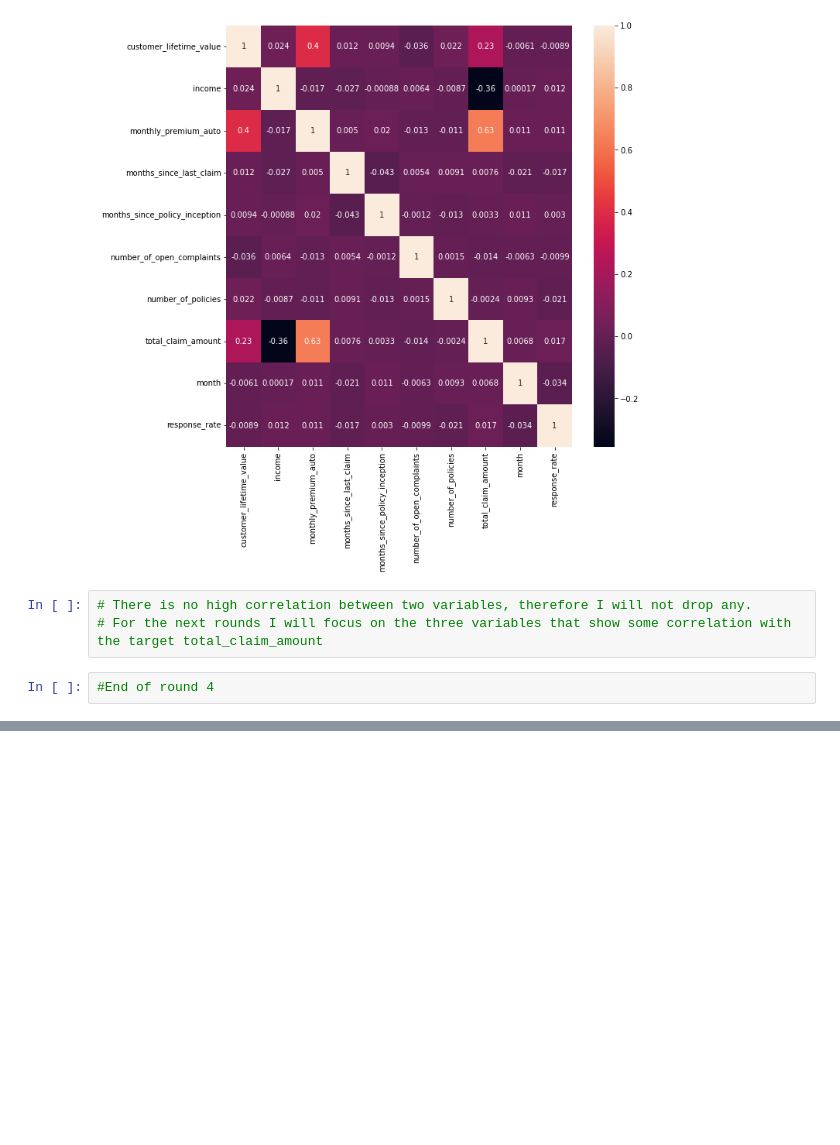
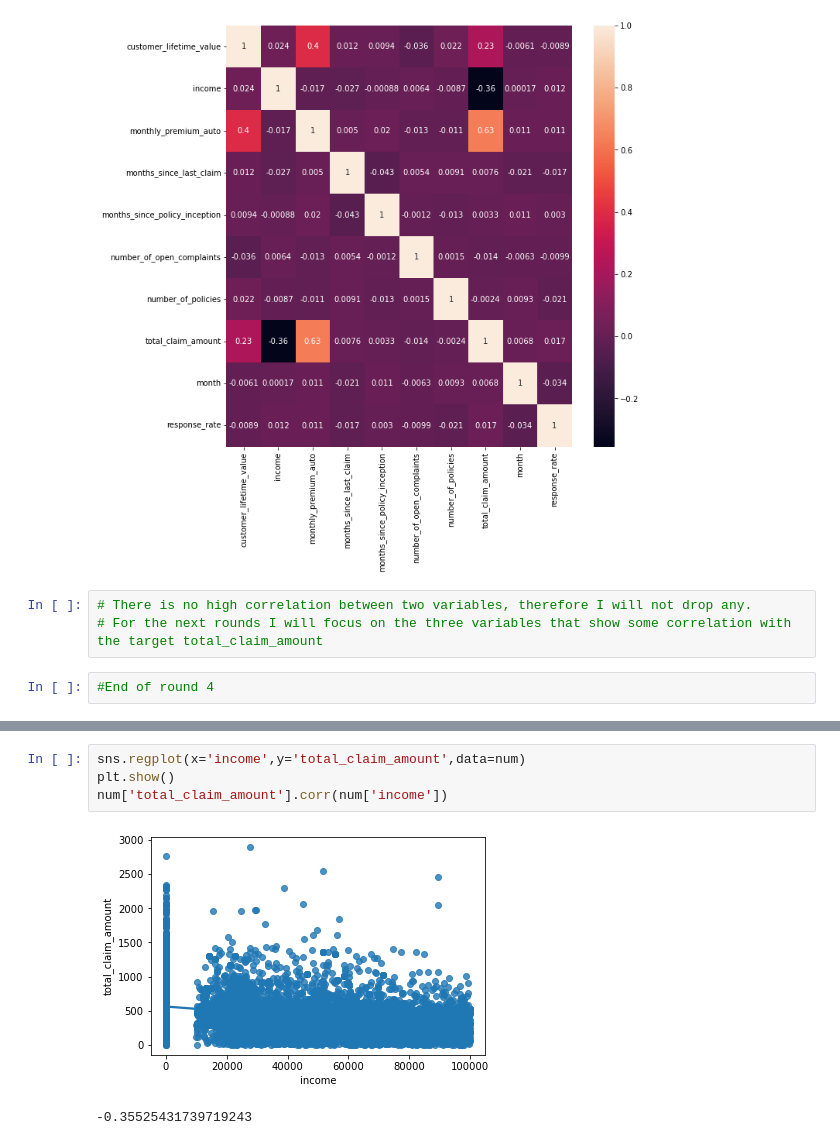
Before and after one commit to matosluana/lab-customer-analysis-round-2, a Jupyter notebook: files_for_lab/csv_files/Lab-customer-analysis-round-2.ipynb, the cells around one changed output, grey strips where cells are left out. Saved outputs shown, nothing was run; the diff lists cells and outputs as text; blank space fills up the shorter version.

```diff
--- a/files_for_lab/csv_files/Lab-customer-analysis-round-2.ipynb
+++ b/files_for_lab/csv_files/Lab-customer-analysis-round-2.ipynb
@@ -392,0 +438,7 @@ plt.show()
+# %%
+sns.regplot(x='income',y='total_claim_amount',data=num)
+plt.show()
+num['total_claim_amount'].corr(num['income'])
+# %% [output]
+[figure, added]
+-0.35525431739719243
```
Also changed, not shown: parts of 6 cells of this notebook.
